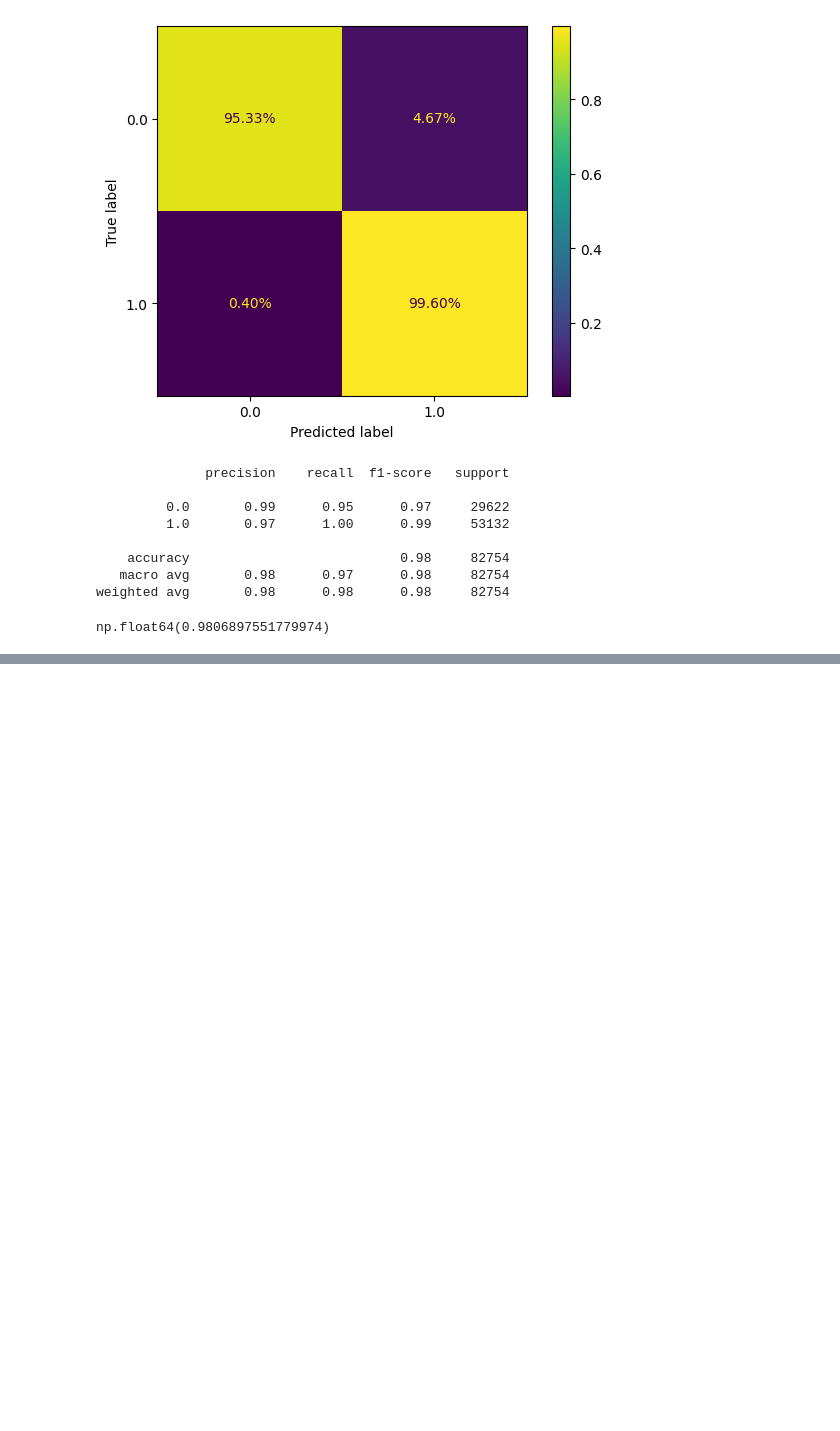
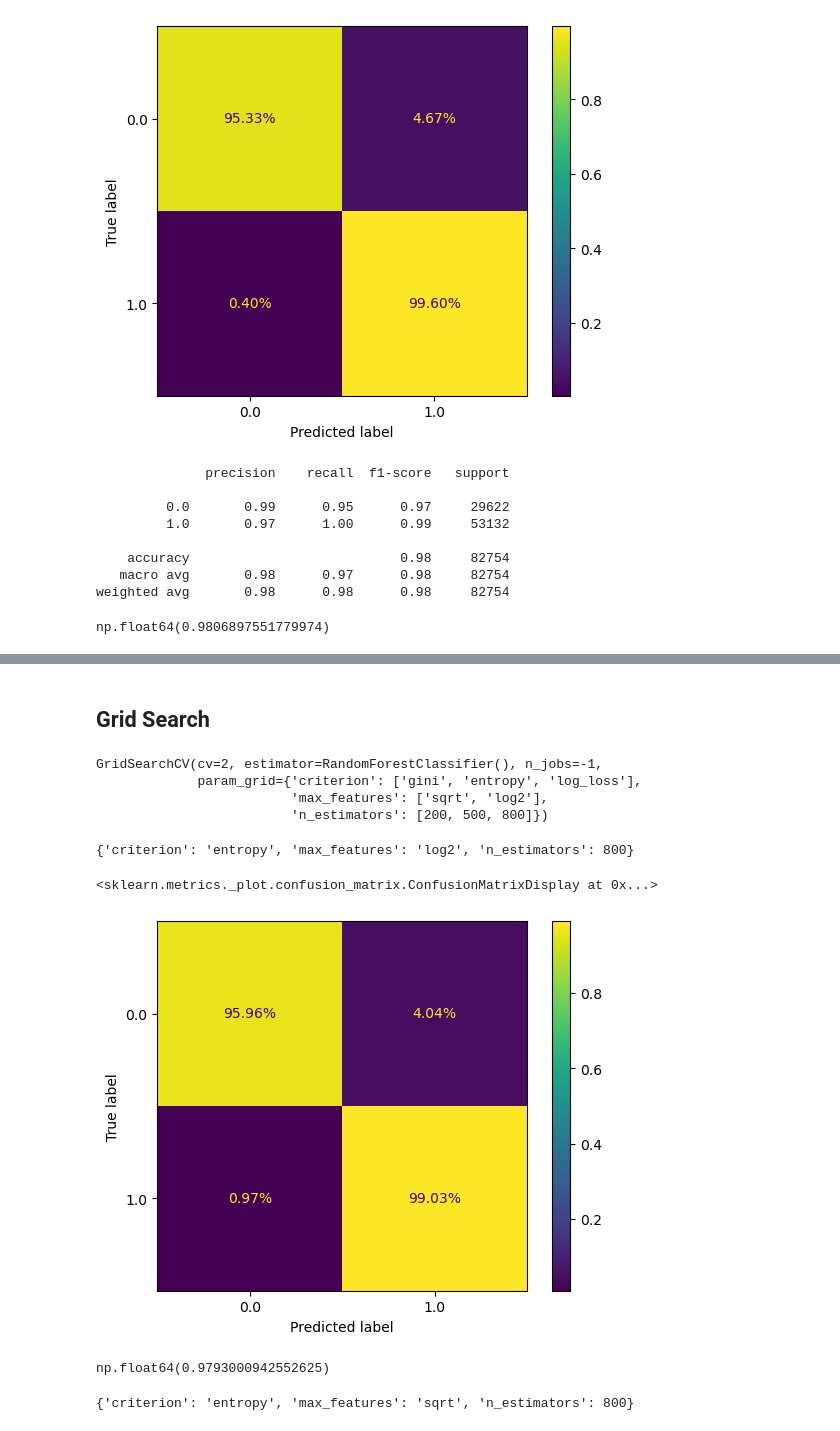
Before and after one commit to LudwikMadej/ML_Intro_Project_1, a Jupyter notebook: Milestone_3/merged.ipynb, the cells around one changed output, grey strips where cells are left out. Saved outputs shown, nothing was run; the diff lists cells and outputs as text; code cells hidden in the pictures; blank space fills up the shorter version.

```diff
--- a/Milestone_3/merged.ipynb
+++ b/Milestone_3/merged.ipynb
@@ -681,0 +724,2 @@ np.float64(0.9806897551779974)
+# %% [markdown]
+## Grid Search
@@ -681,0 +728,47 @@ np.float64(0.9806897551779974)
+# %%
+gs = GridSearchCV(
+    estimator=RandomForestClassifier(),
+    param_grid = {
+        'n_estimators': list(range(200, 1000, 300)),
+        'max_features': ['sqrt', 'log2'],
+        "criterion" : ["gini", "entropy", "log_loss"],
+    },
+    cv=2,
+    n_jobs=-1
+)
+# %%
+gs.fit(X_train, y_train)
+# %% [output]
+GridSearchCV(cv=2, estimator=RandomForestClassifier(), n_jobs=-1,
+             param_grid={'criterion': ['gini', 'entropy', 'log_loss'],
+                         'max_features': ['sqrt', 'log2'],
+                         'n_estimators': [200, 500, 800]})
+# %%
+gs.best_params_
+# %% [output]
+{'criterion': 'entropy', 'max_features': 'log2', 'n_estimators': 800}
+# %%
+y_pred_valid = gs.predict(X_valid)
+ConfusionMatrixDisplay.from_predictions(y_true=y_valid, y_pred=y_pred_valid, normalize="true", values_format=".2%")
+# %% [output]
+<sklearn.metrics._plot.confusion_matrix.ConfusionMatrixDisplay at 0x...>
+[figure, added]
+# %%
+np.mean(y_pred_valid == y_valid)
+# %% [output]
+np.float64(0.9793000942552625)
+# %%
+gs = GridSearchCV(
+    estimator=RandomForestClassifier(),
+    param_grid = {
+        'n_estimators': list(range(700, 1000, 100)),
+        'max_features': ['sqrt', 'log2'],
+        "criterion" : ["gini", "entropy", "log_loss"],
+    },
+    cv=2,
+    n_jobs=-1
+)
+gs.fit(X_train, y_train)
+gs.best_params_
+# %% [output]
+{'criterion': 'entropy', 'max_features': 'sqrt', 'n_estimators': 800}
```
Also changed, not shown: parts of 18 cells of this notebook.
